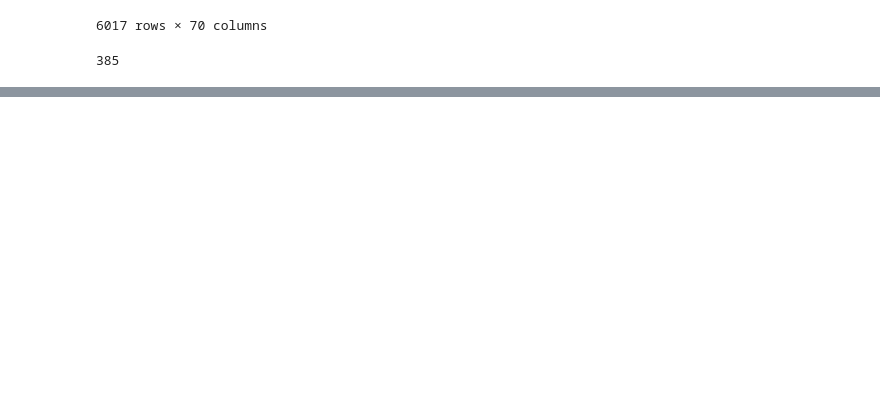
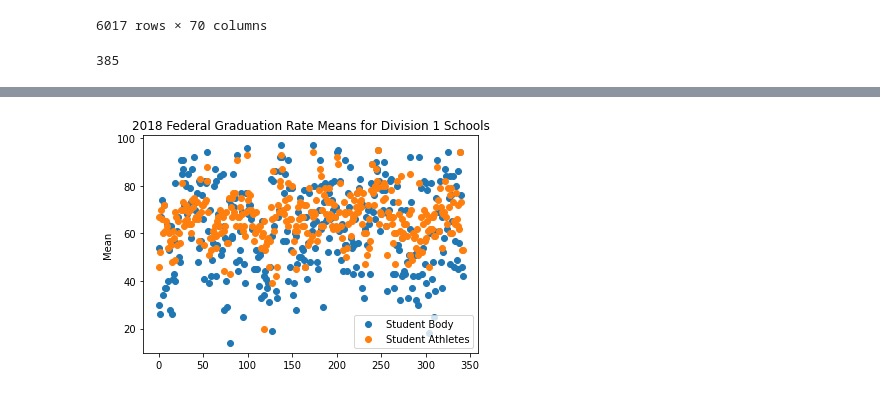
Before and after one commit to ashante112/Project1-Team2, a Jupyter notebook: Project1.ipynb, the cells around one changed output, grey strips where cells are left out. Saved outputs shown, nothing was run; the diff lists cells and outputs as text; code cells hidden in the pictures; blank space fills up the shorter version.

```diff
--- a/Project1.ipynb
+++ b/Project1.ipynb
@@ -6,6 +10,8 @@ import scipy.stats as st
 # %%
-output_data = "Resources/Project 1 Data.csv"
+output_data = "Resources/Project1Data.csv"
+output_data2 = "Resources/2018SASB.csv"
 data_df = pd.read_csv(output_data)
+data2_df = pd.read_csv(output_data2)
 data_df
 # %% [output]
 |  | SCL_UNITID | SCL_NAME | SPORT_CODE | SPORT_NAME | SCL_HBCU | SCL_PRIVATE | APR_RATE_2019_1000 | ... |
@@ -53,0 +225,5 @@ combined_years_df
+# %%
+# Comparing federal student athelete rate with federal student body rate
+
+fed_rate_df = data2_df[["SCL_NAME", "FED_N_SA", "FED_RATE_SA", "FED_N_SB", "FED_RATE_SB"]].dropna()
+fed_rate_df
@@ -53,0 +244,16 @@ combined_years_df
+# %%
+# Scatter Plot of Data
+sample = fed_rate_df["FED_RATE_SA"]
+population = fed_rate_df["FED_RATE_SB"]
+
+plt.subplot(1, 1, 1)
+plt.scatter(range(len(population)), population, label="Student Body")
+plt.scatter(range(len(sample)), sample, label="Student Athletes")
+plt.legend()
+plt.ylabel("Mean")
+plt.title("2018 Federal Graduation Rate Means for Division 1 Schools")
+
+plt.savefig("Images/ttest_scatter_2018.png", dpi=None, facecolor='w', edgecolor='w',orientation='portrait',
+            format=None, transparent=False, bbox_inches="tight", pad_inches=0.5, metadata=None)
+# %% [output]
+[figure, added]
```
Also changed, not shown: parts of 22 cells of this notebook, 7 other files.
